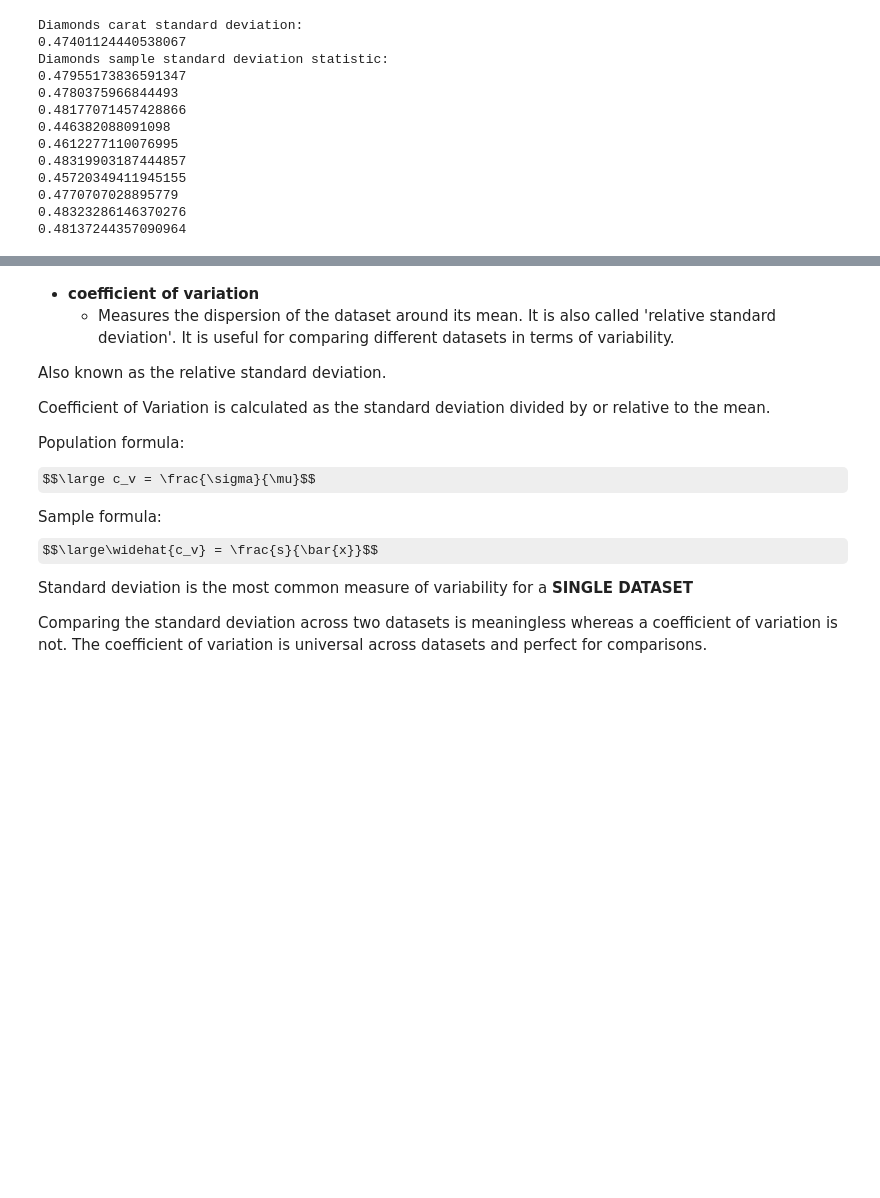
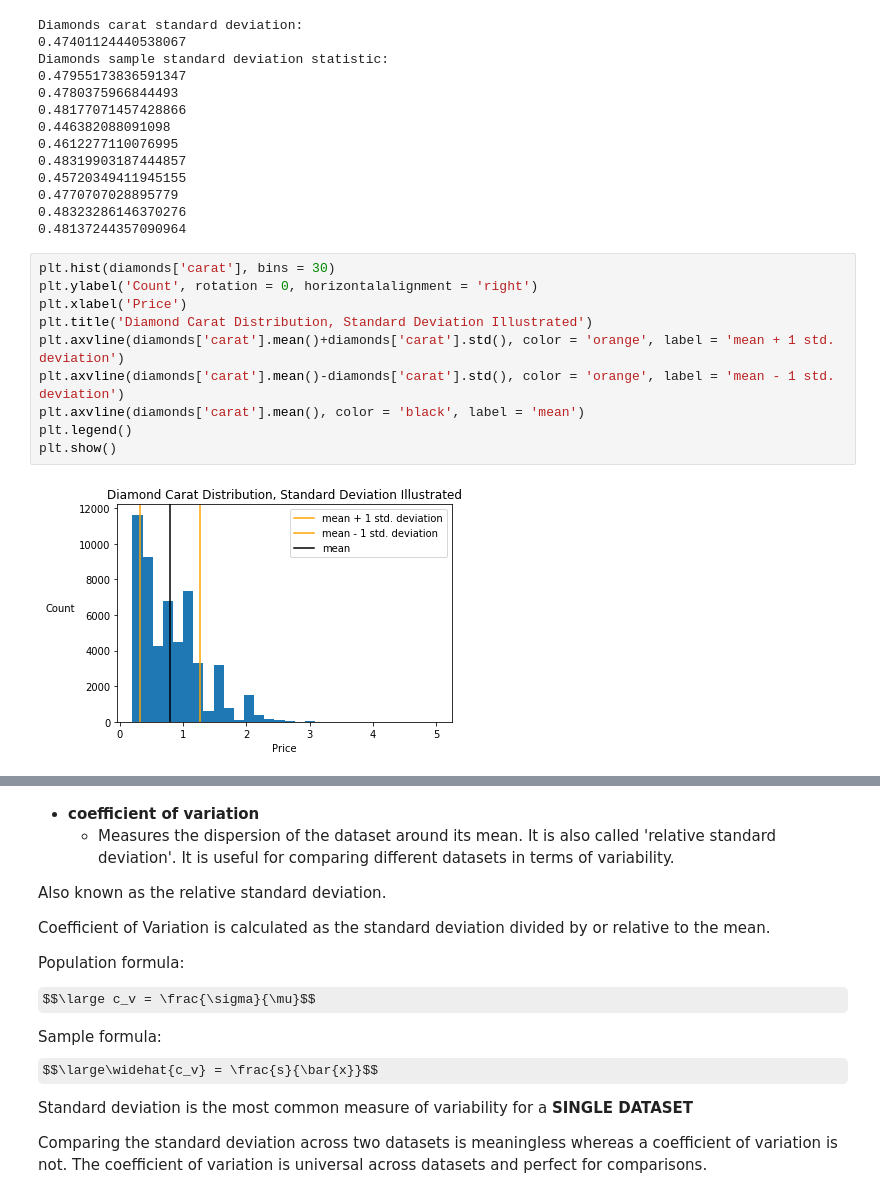
Before and after one commit to jmeguira/stats, a Jupyter notebook: stats_notebook.ipynb, the cells around one changed output, grey strips where cells are left out. Saved outputs shown, nothing was run; the diff lists cells and outputs as text; some formulas as TeX source; blank space fills up the shorter version.

Commit message:
adding to standard deviation section

```diff
--- a/stats_notebook.ipynb
+++ b/stats_notebook.ipynb
@@ -650,3 +650,15 @@ Diamonds sample standard deviation statistic:
 0.4770707028895779
 0.48323286146370276
 0.48137244357090964
+# %%
+plt.hist(diamonds['carat'], bins = 30)
+plt.ylabel('Count', rotation = 0, horizontalalignment = 'right')
+plt.xlabel('Price')
+plt.title('Diamond Carat Distribution, Standard Deviation Illustrated')
+plt.axvline(diamonds['carat'].mean()+diamonds['carat'].std(), color = 'orange', label = 'mean + 1 std. deviation')
+plt.axvline(diamonds['carat'].mean()-diamonds['carat'].std(), color = 'orange', label = 'mean - 1 std. deviation')
+plt.axvline(diamonds['carat'].mean(), color = 'black', label = 'mean')
+plt.legend()
+plt.show()
+# %% [output]
+[figure, added]
```
Also changed, not shown: parts of 2 cells of this notebook.
